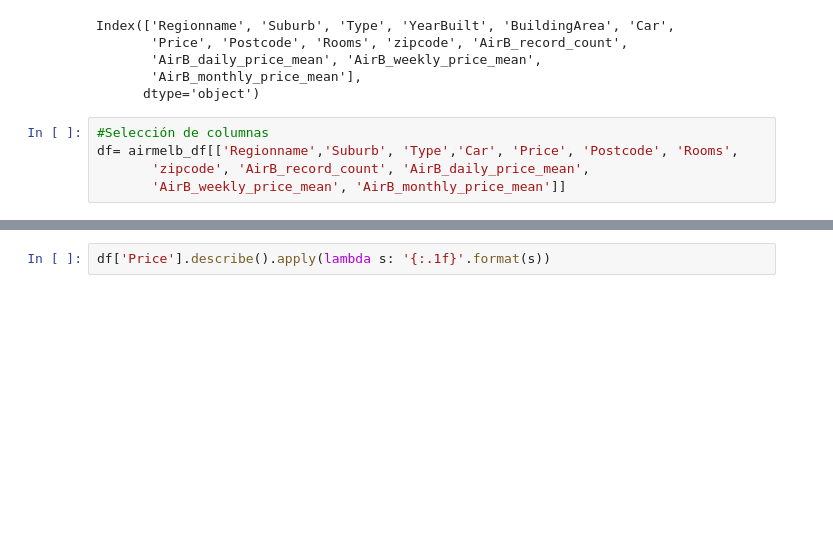
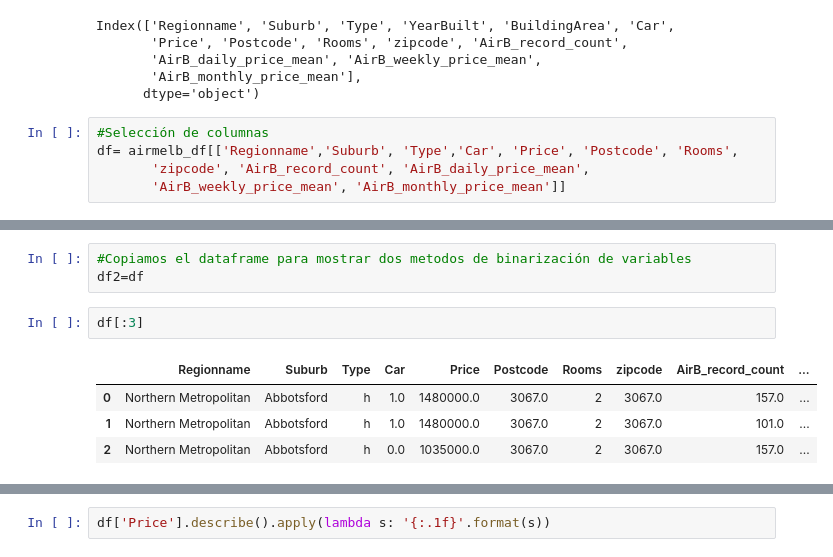
Before and after one commit to carolina-garay/AnalisisExploratorioYCuracion_Grupo32, a Jupyter notebook: AyC_Parte2__Garay_v2.ipynb, the cells around one changed output, grey strips where cells are left out. Saved outputs shown, nothing was run; the diff lists cells and outputs as text; blank space fills up the shorter version.

```diff
--- a/AyC_Parte2__Garay_v2.ipynb
+++ b/AyC_Parte2__Garay_v2.ipynb
@@ -85,0 +79,10 @@ df.sample(5)
+# %%
+#Copiamos el dataframe para mostrar dos metodos de binarización de variables
+df2=df
+# %%
+df[:3]
+# %% [output]
+|  | Regionname | Suburb | Type | Car | Price | Postcode | Rooms | zipcode | AirB_record_count | ... |
+| 0 | Northern Metropolitan | Abbotsford | h | 1.0 | 1480000.0 | 3067.0 | 2 | 3067.0 | 157.0 | ... |
+| 1 | Northern Metropolitan | Abbotsford | h | 1.0 | 1480000.0 | 3067.0 | 2 | 3067.0 | 101.0 | ... |
+| 2 | Northern Metropolitan | Abbotsford | h | 0.0 | 1035000.0 | 3067.0 | 2 | 3067.0 | 157.0 | ... |
```
Also changed, not shown: parts of 19 cells of this notebook.
